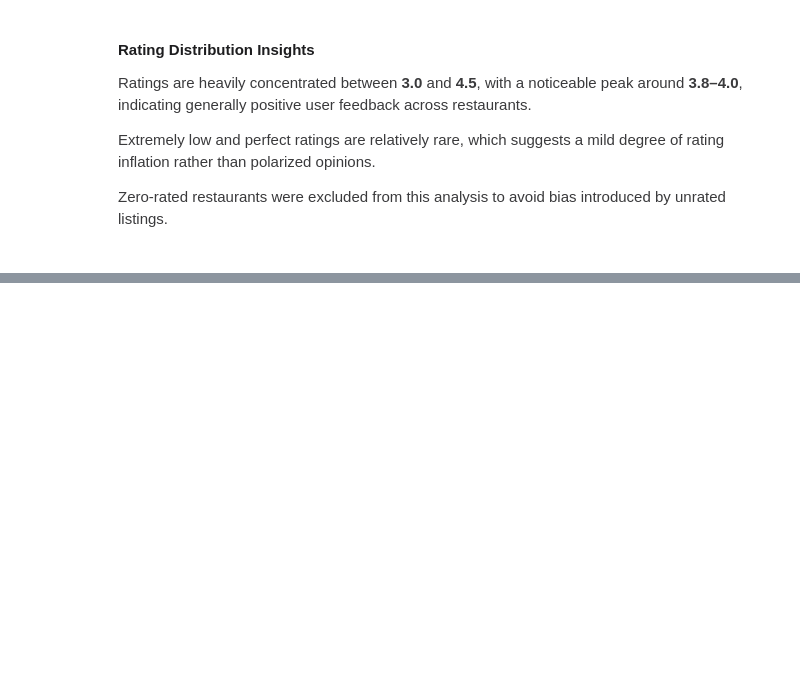
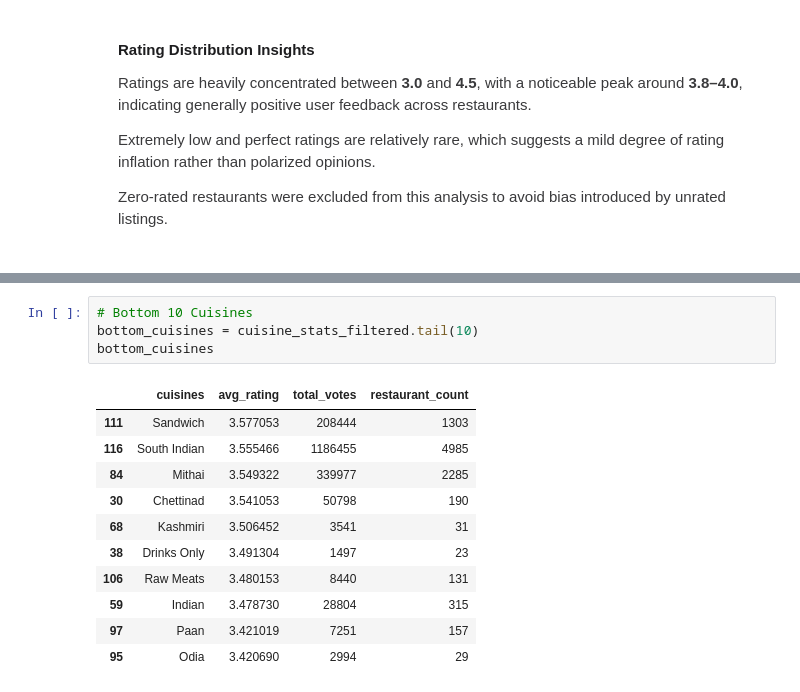
Before and after one commit to Ruchika-01/EDA-Projects, a Jupyter notebook: Zomato_Restaurant_Analytics.ipynb, the cells around one changed output, grey strips where cells are left out. Saved outputs shown, nothing was run; the diff lists cells and outputs as text; blank space fills up the shorter version.

```diff
--- a/Zomato_Restaurant_Analytics.ipynb
+++ b/Zomato_Restaurant_Analytics.ipynb
@@ -1284,0 +1368,16 @@ plt.show()
+# %%
+# Bottom 10 Cuisines
+bottom_cuisines = cuisine_stats_filtered.tail(10)
+bottom_cuisines
+# %% [output]
+|  | cuisines | avg_rating | total_votes | restaurant_count |
+| 111 | Sandwich | 3.577053 | 208444 | 1303 |
+| 116 | South Indian | 3.555466 | 1186455 | 4985 |
+| 84 | Mithai | 3.549322 | 339977 | 2285 |
+| 30 | Chettinad | 3.541053 | 50798 | 190 |
+| 68 | Kashmiri | 3.506452 | 3541 | 31 |
+| 38 | Drinks Only | 3.491304 | 1497 | 23 |
+| 106 | Raw Meats | 3.480153 | 8440 | 131 |
+| 59 | Indian | 3.478730 | 28804 | 315 |
+| 97 | Paan | 3.421019 | 7251 | 157 |
+| 95 | Odia | 3.420690 | 2994 | 29 |
```
Also changed, not shown: parts of 12 cells of this notebook.
